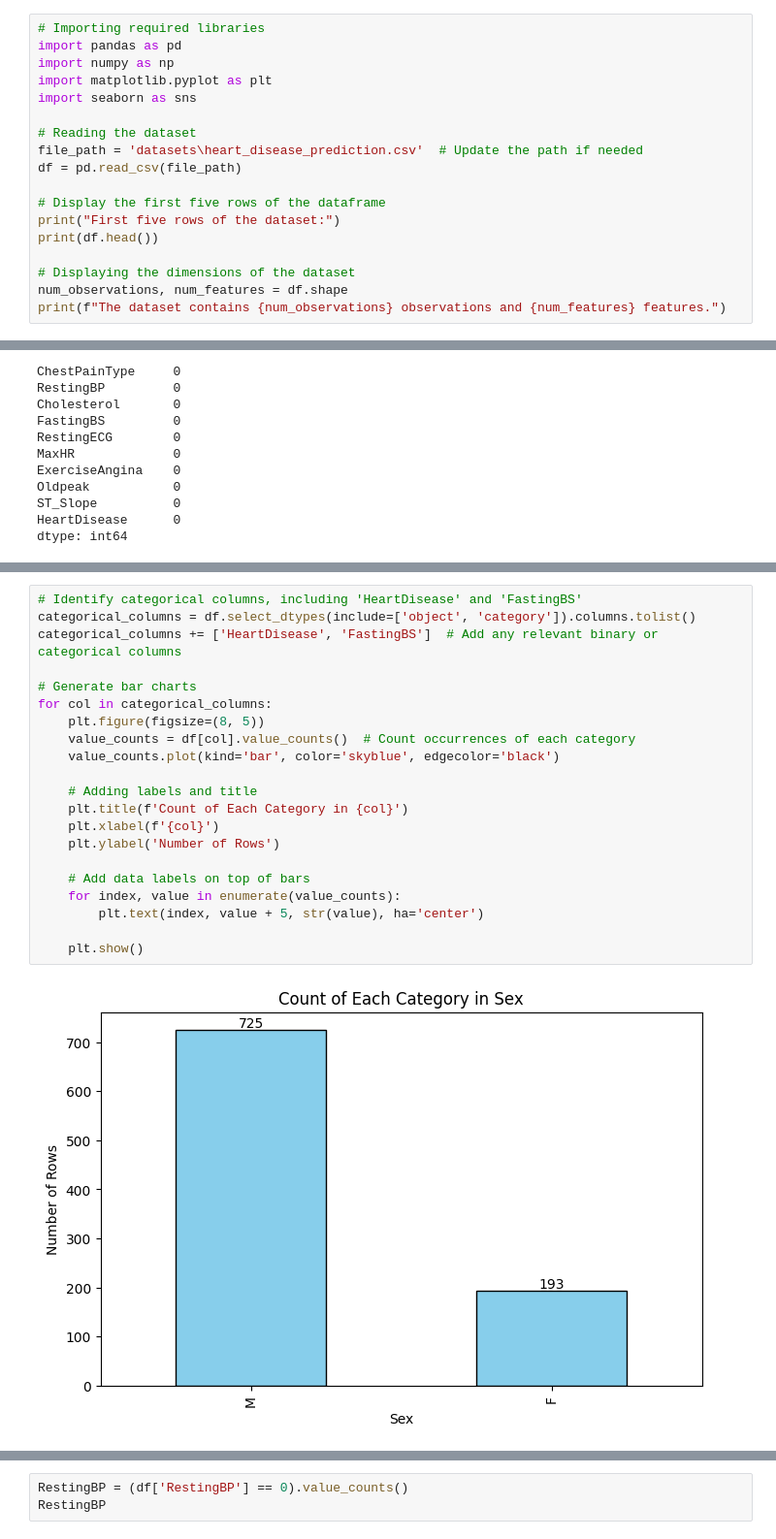
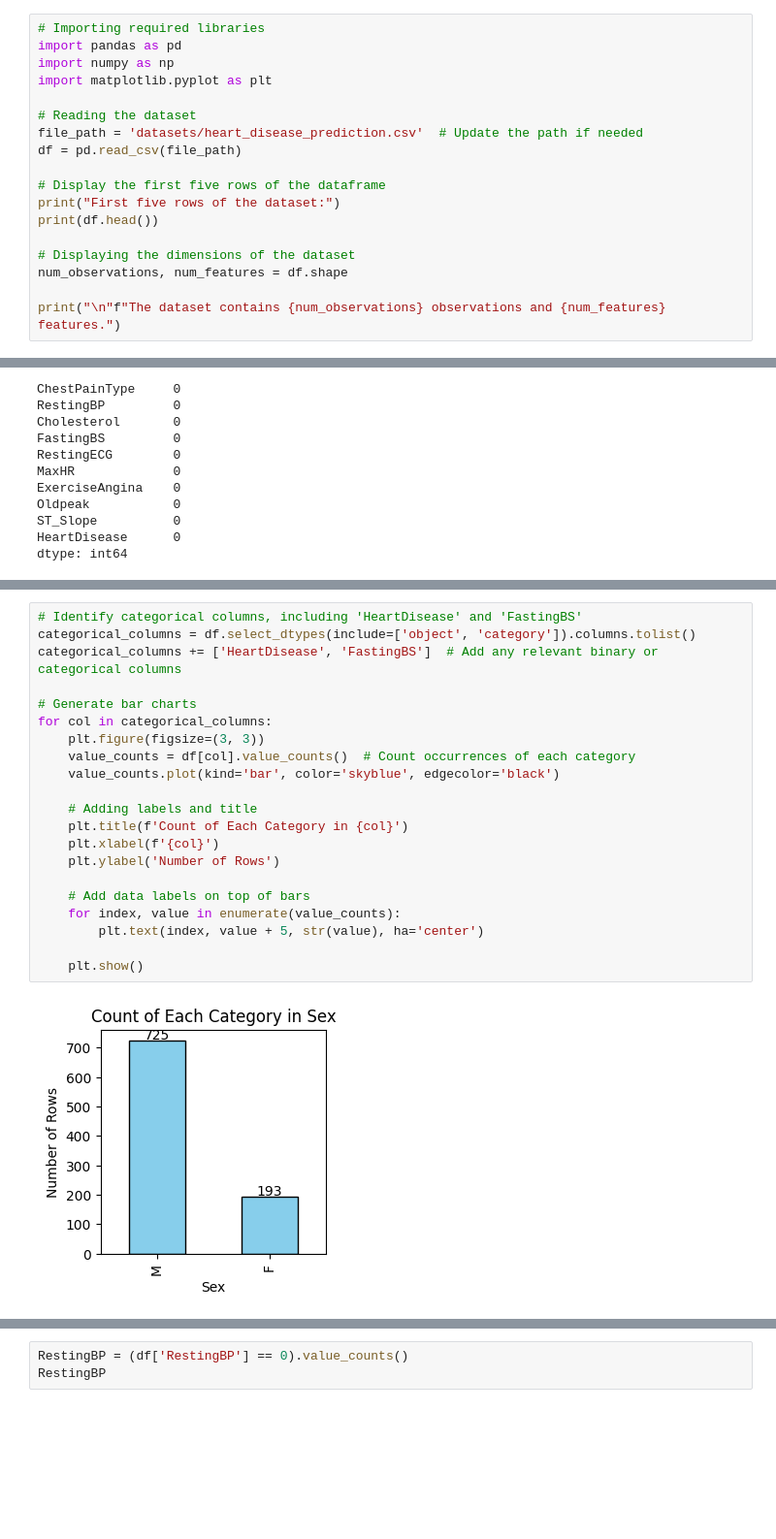
Before and after one commit to adarshagr-17/heart_disease, a Jupyter notebook: Heart_Disease_Detection.ipynb, the cells around one changed output, grey strips where cells are left out. Shown at 97% size. Drawn from its saved outputs; the diff is of its cells as text; blank space fills up the shorter version.

```diff
--- a/Heart_Disease_Detection.ipynb
+++ b/Heart_Disease_Detection.ipynb
@@ -10,10 +12,9 @@ We are working for an R&D company that focuses on providing healthcare solutions
 import pandas as pd
 import numpy as np
 import matplotlib.pyplot as plt
-import seaborn as sns
 
 # Reading the dataset
-file_path = 'datasets\heart_disease_prediction.csv'  # Update the path if needed
+file_path = 'datasets/heart_disease_prediction.csv'  # Update the path if needed
 df = pd.read_csv(file_path)
 
 # Display the first five rows of the dataframe
@@ -22,7 +23,8 @@ print(df.head())
 
 # Displaying the dimensions of the dataset
 num_observations, num_features = df.shape
-print(f"The dataset contains {num_observations} observations and {num_features} features.")
+
+print("\n"f"The dataset contains {num_observations} observations and {num_features} features.")
 # %% [output]
 First five rows of the dataset:
    Age Sex ChestPainType  RestingBP  Cholesterol  FastingBS RestingECG  MaxHR  \
@@ -106,23 +112,23 @@ dtype: int64
 # %%
 # Identify categorical columns, including 'HeartDisease' and 'FastingBS'
 categorical_columns = df.select_dtypes(include=['object', 'category']).columns.tolist()
 categorical_columns += ['HeartDisease', 'FastingBS']  # Add any relevant binary or categorical columns
 
 # Generate bar charts
 for col in categorical_columns:
-    plt.figure(figsize=(8, 5))
+    plt.figure(figsize=(3, 3))
     value_counts = df[col].value_counts()  # Count occurrences of each category
     value_counts.plot(kind='bar', color='skyblue', edgecolor='black')
 
     # Adding labels and title
     plt.title(f'Count of Each Category in {col}')
     plt.xlabel(f'{col}')
     plt.ylabel('Number of Rows')
 
     # Add data labels on top of bars
     for index, value in enumerate(value_counts):
         plt.text(index, value + 5, str(value), ha='center')
 
     plt.show()
 # %% [output]
-[figure, old version]
+[figure, new version]
```
Also changed, not shown: parts of 19 cells of this notebook.
